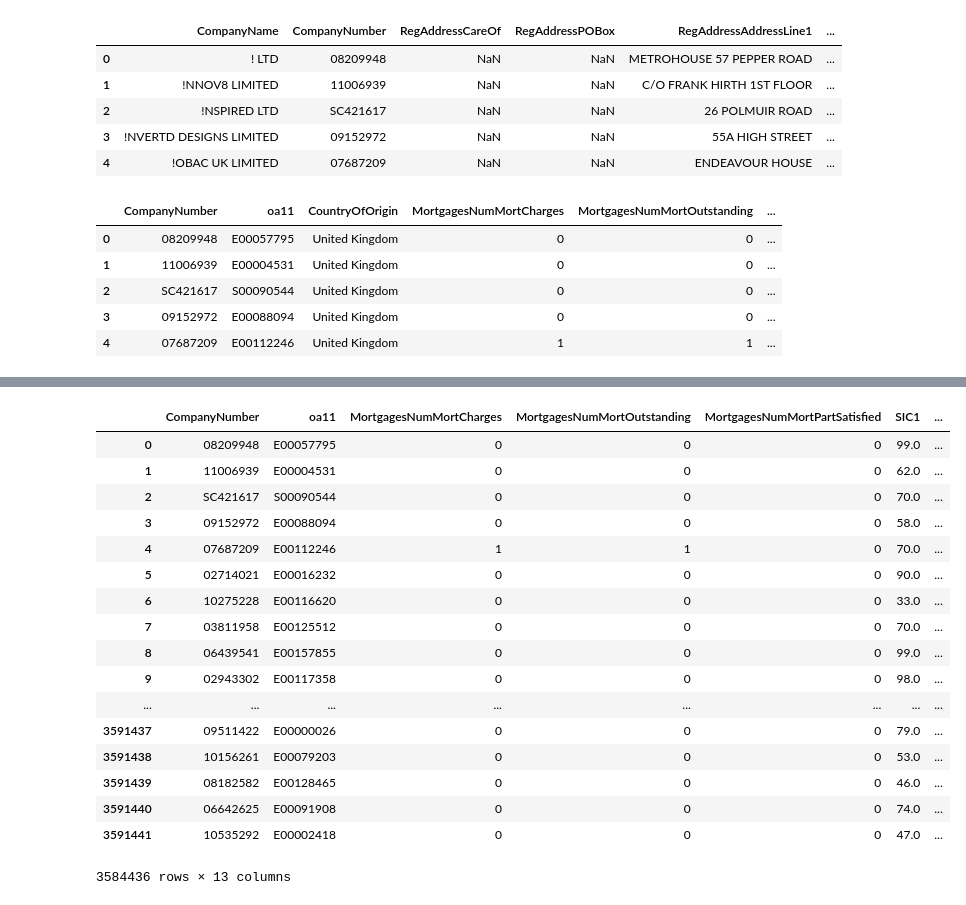
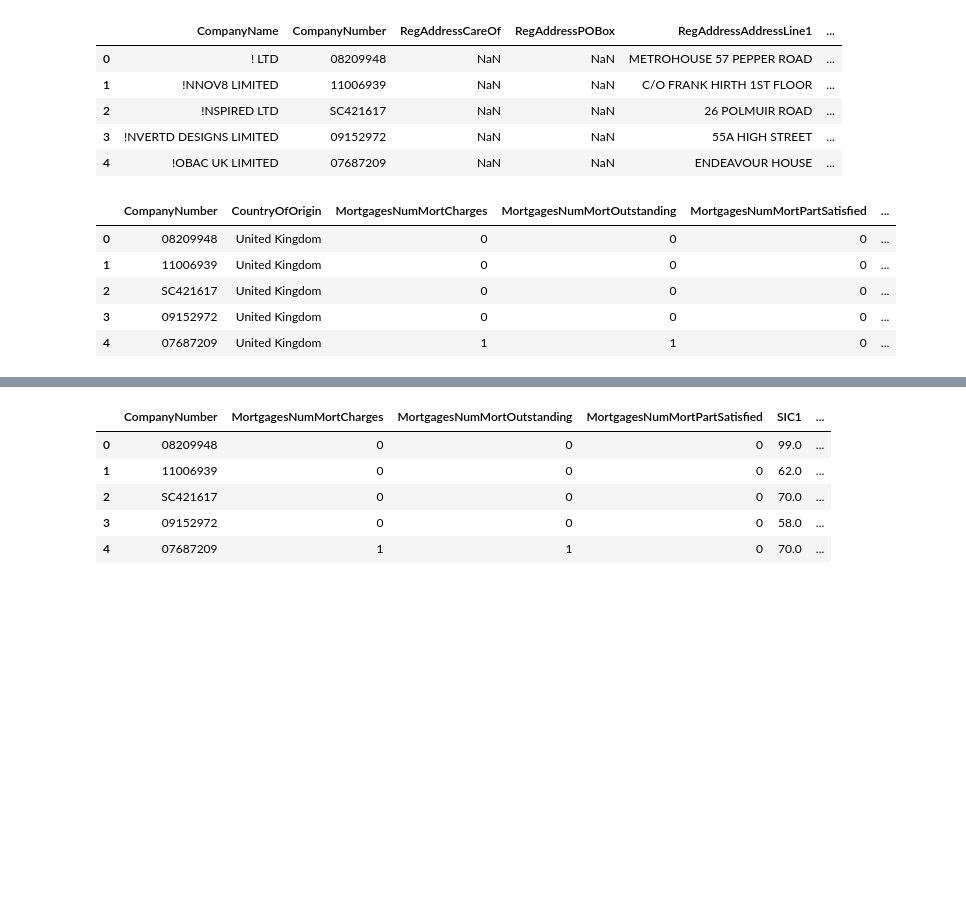
Before and after one commit to neilenatarajan-zz/group1-tradeteq, a Jupyter notebook: Data Formatting.ipynb, the cells around one changed output, grey strips where cells are left out. Saved outputs shown, nothing was run; the diff lists cells and outputs as text; code cells hidden in the pictures; blank space fills up the shorter version.

```diff
--- a/Data Formatting.ipynb
+++ b/Data Formatting.ipynb
@@ -24,7 +24,7 @@ df.head()
 #keep only those companies whose T0 status is active
 df = df[df['CompanyStatus_T0']=='Active']
 # %%
-features = df[['CompanyNumber', 'oa11',
+features = df[['CompanyNumber',
         'CountryOfOrigin','MortgagesNumMortCharges',
        'MortgagesNumMortOutstanding', 'MortgagesNumMortPartSatisfied', 'LimitedPartnershipsNumGenPartners',
        'LimitedPartnershipsNumLimPartners',  'SIC1',
@@ -35,10 +35,6 @@ features = df[['CompanyNumber', 'oa11',
 #Remove the rows with missing data
 features.dropna(how='any',inplace=True)
 # %%
-#isolate target outcome - company credit status at time T1
-target = np.array(df['class_1'])
-features = features.drop('class_1', axis=1)
-
 #Create new features(periods)
 T0 = 2018+(31+28)/365
 T1 = 2019+(31+28)/365
@@ -52,11 +48,11 @@ features.loc[features['dReturnsOutstandingTime']<0, 'dReturnsOutstandingTime'] =
 features.drop(['dAccountsNextDueDate','dConfStmtNextDueDate','dReturnsNextDueDate','dIncorporationDate'],axis = 1,inplace = True)
 features.head()
 # %% [output]
-|  | CompanyNumber | oa11 | CountryOfOrigin | MortgagesNumMortCharges | MortgagesNumMortOutstanding | ... |
-| 0 | 08209948 | E00057795 | United Kingdom | 0 | 0 | ... |
-| 1 | 11006939 | E00004531 | United Kingdom | 0 | 0 | ... |
-| 2 | SC421617 | S00090544 | United Kingdom | 0 | 0 | ... |
-| 3 | 09152972 | E00088094 | United Kingdom | 0 | 0 | ... |
-| 4 | 07687209 | E00112246 | United Kingdom | 1 | 1 | ... |
+|  | CompanyNumber | CountryOfOrigin | MortgagesNumMortCharges | MortgagesNumMortOutstanding | MortgagesNumMortPartSatisfied | ... |
+| 0 | 08209948 | United Kingdom | 0 | 0 | 0 | ... |
+| 1 | 11006939 | United Kingdom | 0 | 0 | 0 | ... |
+| 2 | SC421617 | United Kingdom | 0 | 0 | 0 | ... |
+| 3 | 09152972 | United Kingdom | 0 | 0 | 0 | ... |
+| 4 | 07687209 | United Kingdom | 1 | 1 | 0 | ... |
 # %% [raw]
 features['dConfStmtOutstandingTime'].value_counts()
@@ -73,23 +64,11 @@ features['dAccountsOutstandingTime'].value_counts()
 # %%
 features.drop(['dConfStmtOutstandingTime','CountryOfOrigin','LimitedPartnershipsNumGenPartners','LimitedPartnershipsNumLimPartners','eCompanyStatus'],axis = 1,inplace = True)
 # %%
-features
+features.head()
 # %% [output]
-|  | CompanyNumber | oa11 | MortgagesNumMortCharges | MortgagesNumMortOutstanding | MortgagesNumMortPartSatisfied | SIC1 | ... |
-| 0 | 08209948 | E00057795 | 0 | 0 | 0 | 99.0 | ... |
-| 1 | 11006939 | E00004531 | 0 | 0 | 0 | 62.0 | ... |
-| 2 | SC421617 | S00090544 | 0 | 0 | 0 | 70.0 | ... |
-| 3 | 09152972 | E00088094 | 0 | 0 | 0 | 58.0 | ... |
-| 4 | 07687209 | E00112246 | 1 | 1 | 0 | 70.0 | ... |
-| 5 | 02714021 | E00016232 | 0 | 0 | 0 | 90.0 | ... |
-| 6 | 10275228 | E00116620 | 0 | 0 | 0 | 33.0 | ... |
-| 7 | 03811958 | E00125512 | 0 | 0 | 0 | 70.0 | ... |
-| 8 | 06439541 | E00157855 | 0 | 0 | 0 | 99.0 | ... |
-| 9 | 02943302 | E00117358 | 0 | 0 | 0 | 98.0 | ... |
-| ... | ... | ... | ... | ... | ... | ... | ... |
-| 3591437 | 09511422 | E00000026 | 0 | 0 | 0 | 79.0 | ... |
-| 3591438 | 10156261 | E00079203 | 0 | 0 | 0 | 53.0 | ... |
-| 3591439 | 08182582 | E00128465 | 0 | 0 | 0 | 46.0 | ... |
-| 3591440 | 06642625 | E00091908 | 0 | 0 | 0 | 74.0 | ... |
-| 3591441 | 10535292 | E00002418 | 0 | 0 | 0 | 47.0 | ... |
+|  | CompanyNumber | MortgagesNumMortCharges | MortgagesNumMortOutstanding | MortgagesNumMortPartSatisfied | SIC1 | ... |
+| 0 | 08209948 | 0 | 0 | 0 | 99.0 | ... |
+| 1 | 11006939 | 0 | 0 | 0 | 62.0 | ... |
+| 2 | SC421617 | 0 | 0 | 0 | 70.0 | ... |
+| 3 | 09152972 | 0 | 0 | 0 | 58.0 | ... |
+| 4 | 07687209 | 1 | 1 | 0 | 70.0 | ... |
-3584436 rows × 13 columns
```
Also changed, not shown: parts of 1 cell of this notebook, 2 other files.
